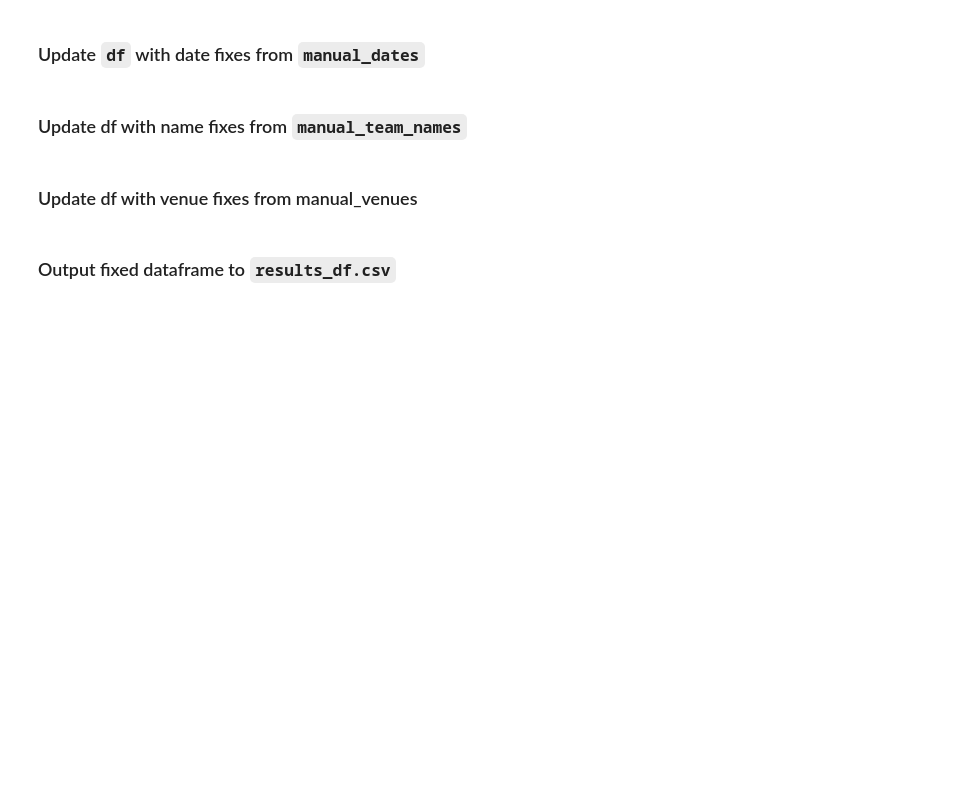
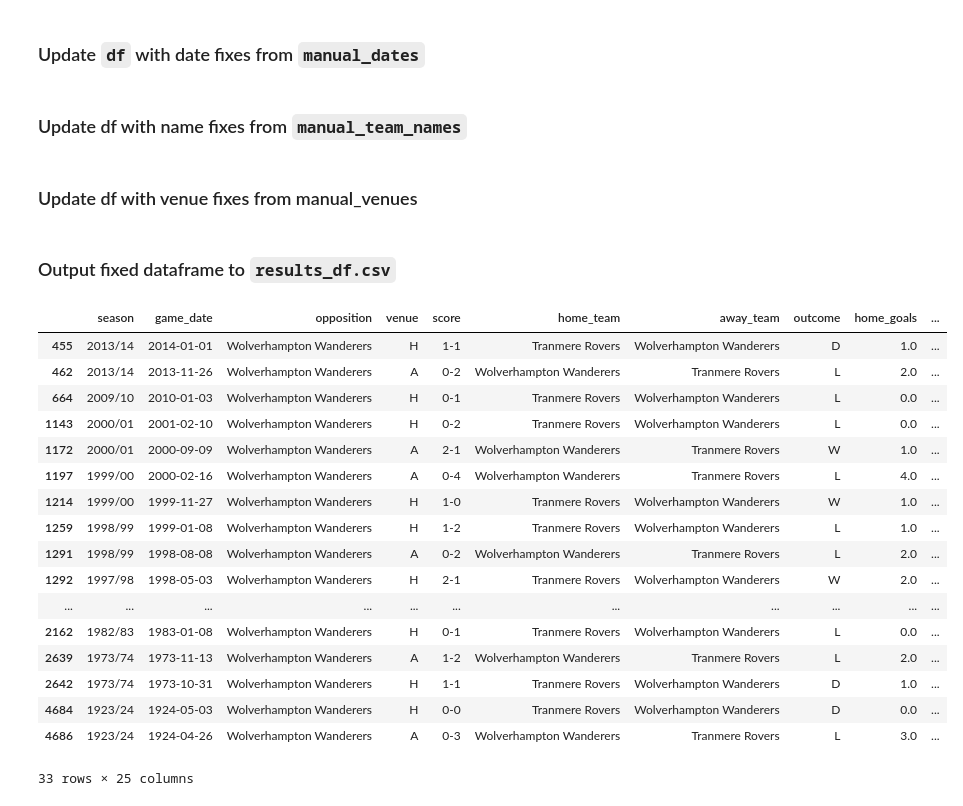
Before and after one commit to petebrown/scrape-results, a Jupyter notebook: notebooks/Part 3 Merge-11v11-and-soccer base.ipynb, the cells around one changed output. Cells and saved outputs as stored; diff of their text form; code cells hidden in the pictures; blank space fills up the shorter version.

```diff
--- a/notebooks/Part 3 Merge-11v11-and-soccer base.ipynb
+++ b/notebooks/Part 3 Merge-11v11-and-soccer base.ipynb
@@ -236,3 +236,24 @@ df.update(venue_updates)
 ### Output fixed dataframe to `results_df.csv`
 # %%
 df.to_csv("../output/results_df.csv", index=False)
+# %%
+df[df.opposition.str.contains("Wolv")]
+# %% [output]
+|  | season | game_date | opposition | venue | score | home_team | away_team | outcome | home_goals | ... |
+| 455 | 2013/14 | 2014-01-01 | Wolverhampton Wanderers | H | 1-1 | Tranmere Rovers | Wolverhampton Wanderers | D | 1.0 | ... |
+| 462 | 2013/14 | 2013-11-26 | Wolverhampton Wanderers | A | 0-2 | Wolverhampton Wanderers | Tranmere Rovers | L | 2.0 | ... |
+| 664 | 2009/10 | 2010-01-03 | Wolverhampton Wanderers | H | 0-1 | Tranmere Rovers | Wolverhampton Wanderers | L | 0.0 | ... |
+| 1143 | 2000/01 | 2001-02-10 | Wolverhampton Wanderers | H | 0-2 | Tranmere Rovers | Wolverhampton Wanderers | L | 0.0 | ... |
+| 1172 | 2000/01 | 2000-09-09 | Wolverhampton Wanderers | A | 2-1 | Wolverhampton Wanderers | Tranmere Rovers | W | 1.0 | ... |
+| 1197 | 1999/00 | 2000-02-16 | Wolverhampton Wanderers | A | 0-4 | Wolverhampton Wanderers | Tranmere Rovers | L | 4.0 | ... |
+| 1214 | 1999/00 | 1999-11-27 | Wolverhampton Wanderers | H | 1-0 | Tranmere Rovers | Wolverhampton Wanderers | W | 1.0 | ... |
+| 1259 | 1998/99 | 1999-01-08 | Wolverhampton Wanderers | H | 1-2 | Tranmere Rovers | Wolverhampton Wanderers | L | 1.0 | ... |
+| 1291 | 1998/99 | 1998-08-08 | Wolverhampton Wanderers | A | 0-2 | Wolverhampton Wanderers | Tranmere Rovers | L | 2.0 | ... |
+| 1292 | 1997/98 | 1998-05-03 | Wolverhampton Wanderers | H | 2-1 | Tranmere Rovers | Wolverhampton Wanderers | W | 2.0 | ... |
+| ... | ... | ... | ... | ... | ... | ... | ... | ... | ... | ... |
+| 2162 | 1982/83 | 1983-01-08 | Wolverhampton Wanderers | H | 0-1 | Tranmere Rovers | Wolverhampton Wanderers | L | 0.0 | ... |
+| 2639 | 1973/74 | 1973-11-13 | Wolverhampton Wanderers | A | 1-2 | Wolverhampton Wanderers | Tranmere Rovers | L | 2.0 | ... |
+| 2642 | 1973/74 | 1973-10-31 | Wolverhampton Wanderers | H | 1-1 | Tranmere Rovers | Wolverhampton Wanderers | D | 1.0 | ... |
+| 4684 | 1923/24 | 1924-05-03 | Wolverhampton Wanderers | H | 0-0 | Tranmere Rovers | Wolverhampton Wanderers | D | 0.0 | ... |
+| 4686 | 1923/24 | 1924-04-26 | Wolverhampton Wanderers | A | 0-3 | Wolverhampton Wanderers | Tranmere Rovers | L | 3.0 | ... |
+33 rows × 25 columns
```
Also changed, not shown: 3 other files.
